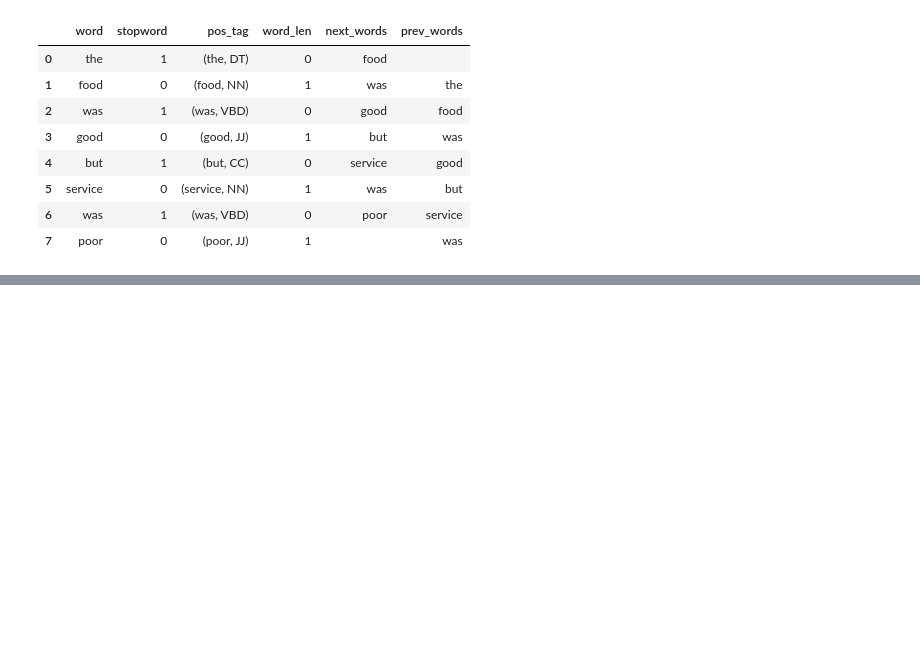
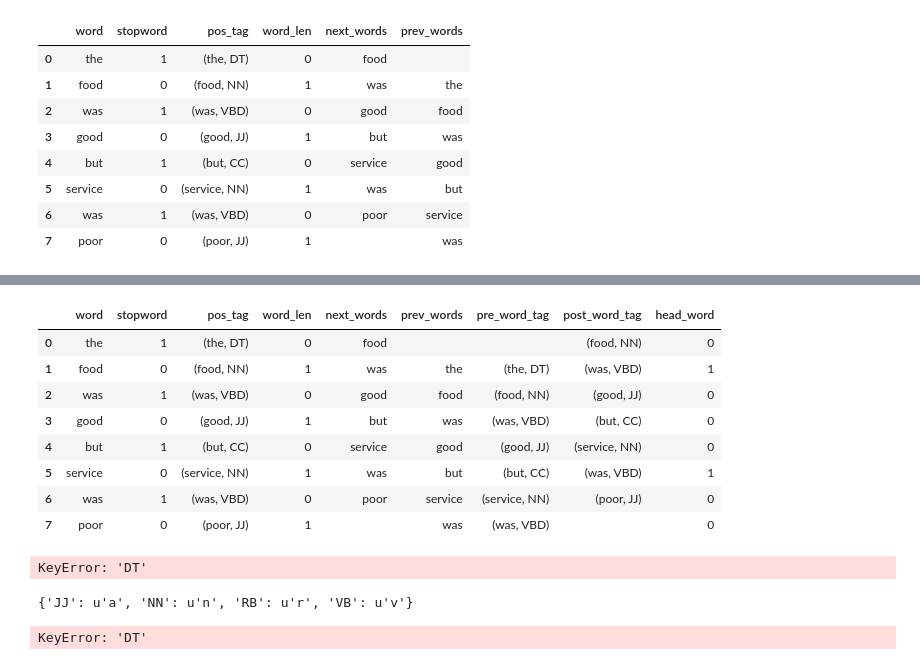
Before and after one commit to vibha-1997/Aspect-Based-Sentiment-Analysis, a Jupyter notebook: Untitled.ipynb, the cells around one changed output, grey strips where cells are left out. Cells and saved outputs as stored; diff of their text form; code cells hidden in the pictures; blank space fills up the shorter version.

```diff
--- a/Untitled.ipynb
+++ b/Untitled.ipynb
@@ -158,13 +162,3 @@ df
 | 5 | service | 0 | (service, NN) | 1 | was | but |
 | 6 | was | 1 | (was, VBD) | 0 | poor | service |
 | 7 | poor | 0 | (poor, JJ) | 1 |  | was |
-# %%
-text= 'Best spicy tuna roll , great asian salad'
-nouns=[]
-# Check if noun (=NN)
-isNoun = lambda pos: pos[:2] == 'NN'
-
-# tokenise text and keep only nouns
-tokenized = nltk.word_tokenize(text)
-nouns = [word for (word, pos) in nltk.pos_tag(tokenized) if isNoun (pos)]
-print(nouns)
@@ -172,0 +165,3 @@ print(nouns)
+# %%
+df['pre_word_tag']=""
+df['post_word_tag']=""
@@ -172,0 +249,25 @@ print(nouns)
+# %%
+df['head_word']=0
+pos_pre=[]
+pos_pre.append("")
+pos_post=[]
+for i in range(0,len(post_tag)-1):
+    pos_post.append(post_tag[i+1])
+pos_post.append("")
+
+for i in range(1,len(post_tag)):
+    pos_pre.append(post_tag[i-1])
+
+df['pre_word_tag']=pos_pre
+df['post_word_tag']=pos_post
+# %%
+
+for i in range(0,len(df)):
+
+
+
+    if (df['word'][i]) in head_word:
+        print df['word'][i]
+        df['head_word'][i]=1
+    else:
+        df['head_word'][i]=0
@@ -172,0 +284,22 @@ print(nouns)
+# %%
+df
+# %% [output]
+|  | word | stopword | pos_tag | word_len | next_words | prev_words | pre_word_tag | post_word_tag | head_word |
+| 0 | the | 1 | (the, DT) | 0 | food |  |  | (food, NN) | 0 |
+| 1 | food | 0 | (food, NN) | 1 | was | the | (the, DT) | (was, VBD) | 1 |
+| 2 | was | 1 | (was, VBD) | 0 | good | food | (food, NN) | (good, JJ) | 0 |
+| 3 | good | 0 | (good, JJ) | 1 | but | was | (was, VBD) | (but, CC) | 0 |
+| 4 | but | 1 | (but, CC) | 0 | service | good | (good, JJ) | (service, NN) | 0 |
+| 5 | service | 0 | (service, NN) | 1 | was | but | (but, CC) | (was, VBD) | 1 |
+| 6 | was | 1 | (was, VBD) | 0 | poor | service | (service, NN) | (poor, JJ) | 0 |
+| 7 | poor | 0 | (poor, JJ) | 1 |  | was | (was, VBD) |  | 0 |
+# %%
+t1="she is serving food in the restaurant"
+from nltk.stem import WordNetLemmatizer
+
+lemmatizer = WordNetLemmatizer()
+for i in range(0,len(sen)):
+
+    print(lemmatizer.lemmatize(sen[i],post_tag[i][1]))
+# %% [output]
+KeyError: 'DT'
@@ -172,0 +310,16 @@ print(nouns)
+# %%
+morphy_tag
+# %% [output]
+{'JJ': u'a', 'NN': u'n', 'RB': u'r', 'VB': u'v'}
+# %%
+t1="she is serving food in the restaurant"
+from nltk.stem import WordNetLemmatizer
+
+lemmatizer = WordNetLemmatizer()
+for i in range(0,len(sen)):
+    if post_tag[i][1] in morphy_tag.keys():
+       m=post_tag[i][1]
+
+    print(lemmatizer.lemmatize(sen[i],post_tag[i][1]))
+# %% [output]
+KeyError: 'DT'
```
Also changed, not shown: parts of 11 cells of this notebook.
